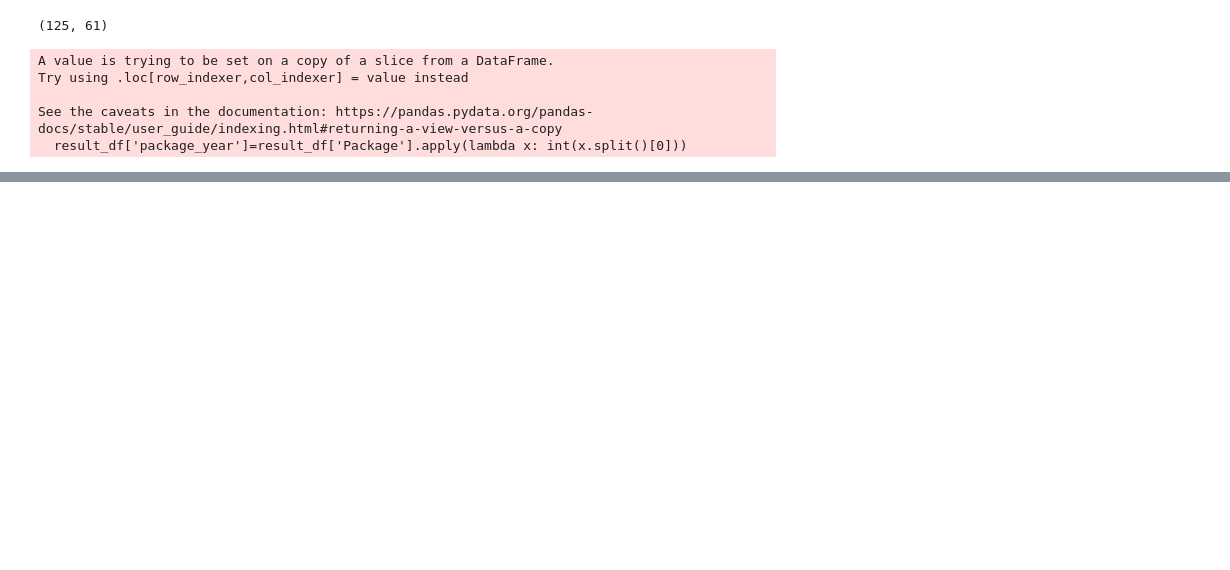
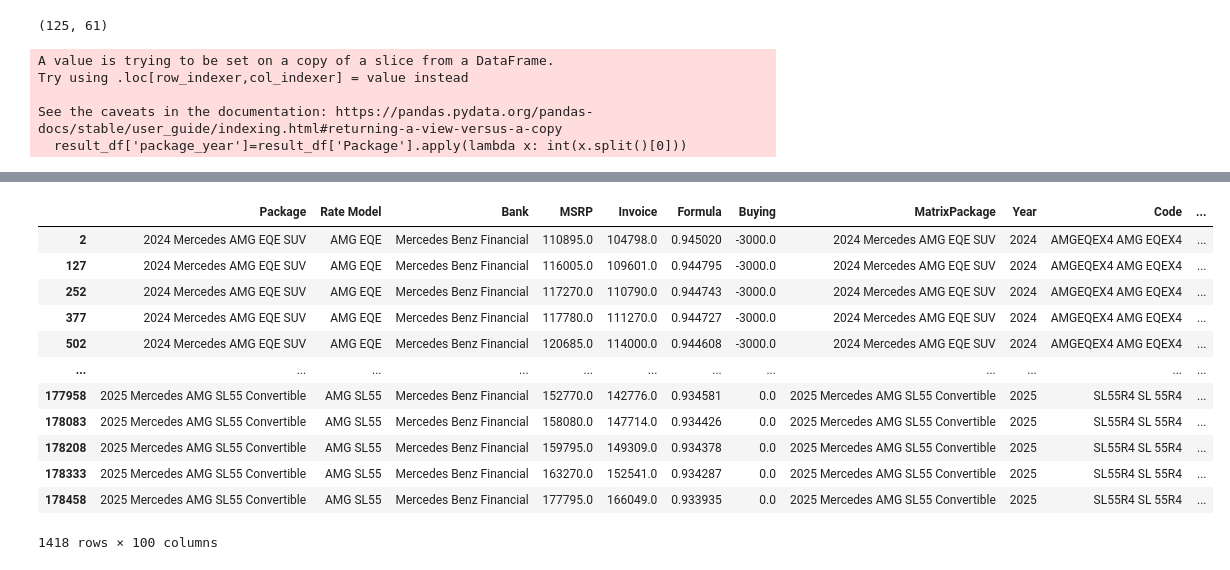
Before and after one commit to favasmfsm/montage, a Jupyter notebook: notebook/Untitled1.ipynb, the cells around one changed output, grey strips where cells are left out. Saved outputs shown, nothing was run; the diff lists cells and outputs as text; code cells hidden in the pictures; blank space fills up the shorter version.

Commit message:
model fix

```diff
--- a/notebook/Untitled1.ipynb
+++ b/notebook/Untitled1.ipynb
@@ -70,5 +70,3 @@ Try using .loc[row_indexer,col_indexer] = value instead
 
 See the caveats in the documentation: https://pandas.pydata.org/pandas-docs/stable/user_guide/indexing.html#returning-a-view-versus-a-copy
   result_df['package_year']=result_df['Package'].apply(lambda x: int(x.split()[0]))
-# %%
-result_df['Make'] = "Mercedes"
@@ -144,4 +174,4 @@ def car_details_extraction(car,style):
         print(car)
         return None
 # %%
-result_df["car_details"] = result_df.progress_apply(lambda x: car_details_extraction(x['Package'],x['Rate Style']),axis=1)
+df3["car_details"] = df3.apply(lambda x: car_details_extraction(x['Package'],x['Rate Style']),axis=1)
@@ -170 +247,17 @@ df['Style'] = df['car_details'].apply(
+# %%
+result_df
+# %% [output]
+|  | Package | Rate Model | Bank | MSRP | Invoice | Formula | Buying | MatrixPackage | Year | Code | ... |
+| 2 | 2024 Mercedes AMG EQE SUV | AMG EQE | Mercedes Benz Financial | 110895.0 | 104798.0 | 0.945020 | -3000.0 | 2024 Mercedes AMG EQE SUV | 2024 | AMGEQEX4 AMG EQEX4 | ... |
+| 127 | 2024 Mercedes AMG EQE SUV | AMG EQE | Mercedes Benz Financial | 116005.0 | 109601.0 | 0.944795 | -3000.0 | 2024 Mercedes AMG EQE SUV | 2024 | AMGEQEX4 AMG EQEX4 | ... |
+| 252 | 2024 Mercedes AMG EQE SUV | AMG EQE | Mercedes Benz Financial | 117270.0 | 110790.0 | 0.944743 | -3000.0 | 2024 Mercedes AMG EQE SUV | 2024 | AMGEQEX4 AMG EQEX4 | ... |
+| 377 | 2024 Mercedes AMG EQE SUV | AMG EQE | Mercedes Benz Financial | 117780.0 | 111270.0 | 0.944727 | -3000.0 | 2024 Mercedes AMG EQE SUV | 2024 | AMGEQEX4 AMG EQEX4 | ... |
+| 502 | 2024 Mercedes AMG EQE SUV | AMG EQE | Mercedes Benz Financial | 120685.0 | 114000.0 | 0.944608 | -3000.0 | 2024 Mercedes AMG EQE SUV | 2024 | AMGEQEX4 AMG EQEX4 | ... |
+| ... | ... | ... | ... | ... | ... | ... | ... | ... | ... | ... | ... |
+| 177958 | 2025 Mercedes AMG SL55 Convertible | AMG SL55 | Mercedes Benz Financial | 152770.0 | 142776.0 | 0.934581 | 0.0 | 2025 Mercedes AMG SL55 Convertible | 2025 | SL55R4 SL 55R4 | ... |
+| 178083 | 2025 Mercedes AMG SL55 Convertible | AMG SL55 | Mercedes Benz Financial | 158080.0 | 147714.0 | 0.934426 | 0.0 | 2025 Mercedes AMG SL55 Convertible | 2025 | SL55R4 SL 55R4 | ... |
+| 178208 | 2025 Mercedes AMG SL55 Convertible | AMG SL55 | Mercedes Benz Financial | 159795.0 | 149309.0 | 0.934378 | 0.0 | 2025 Mercedes AMG SL55 Convertible | 2025 | SL55R4 SL 55R4 | ... |
+| 178333 | 2025 Mercedes AMG SL55 Convertible | AMG SL55 | Mercedes Benz Financial | 163270.0 | 152541.0 | 0.934287 | 0.0 | 2025 Mercedes AMG SL55 Convertible | 2025 | SL55R4 SL 55R4 | ... |
+| 178458 | 2025 Mercedes AMG SL55 Convertible | AMG SL55 | Mercedes Benz Financial | 177795.0 | 166049.0 | 0.933935 | 0.0 | 2025 Mercedes AMG SL55 Convertible | 2025 | SL55R4 SL 55R4 | ... |
+1418 rows × 100 columns
 # %%
```
Also changed, not shown: parts of 17 cells of this notebook, 2 other files.
